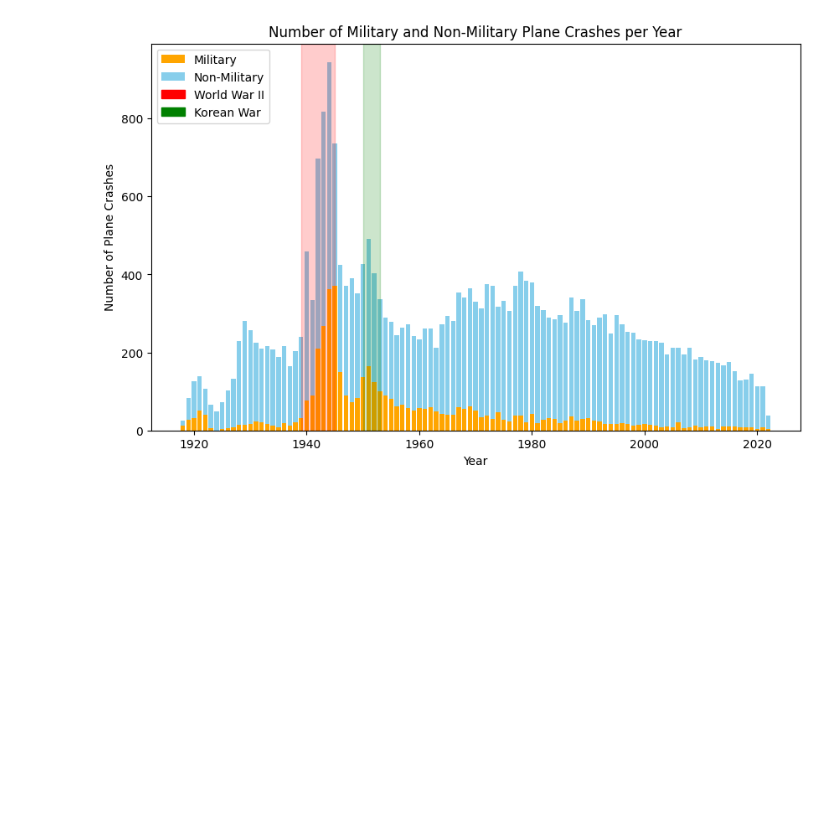
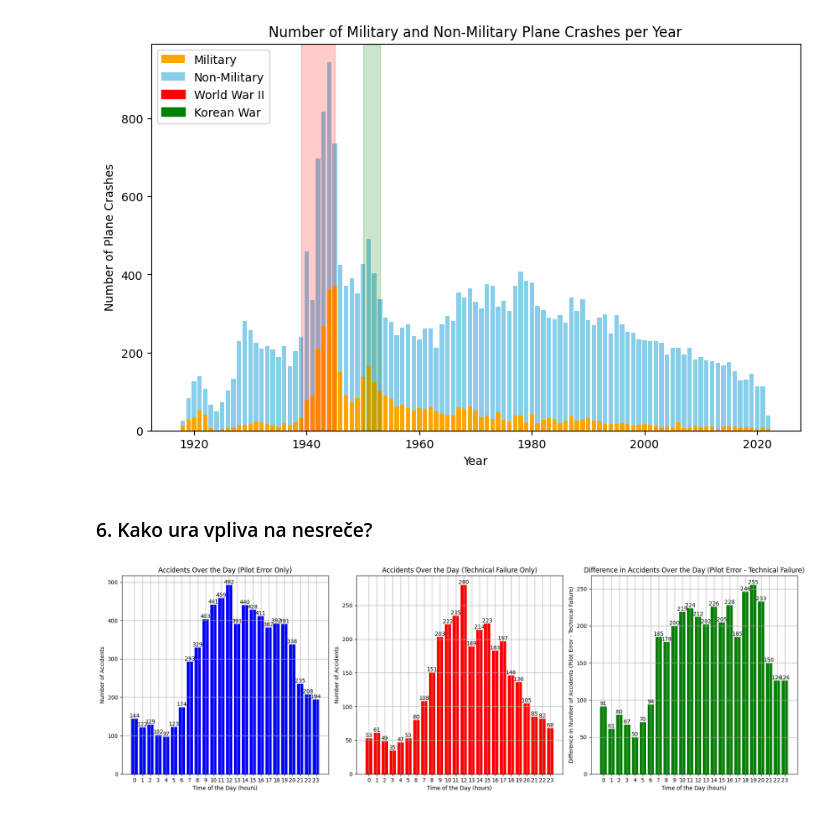
Before and after one commit to NikUlj/PR24NUJRSLSTKKM, a Jupyter notebook: PR24NUJRSLSTKKM.ipynb, the cells around one changed output. Saved outputs shown, nothing was run; the diff lists cells and outputs as text; code cells hidden in the pictures; blank space fills up the shorter version.

Commit message:
6. Kako ura vpliva na nesreče?

```diff
--- a/PR24NUJRSLSTKKM.ipynb
+++ b/PR24NUJRSLSTKKM.ipynb
@@ -6,9 +6,12 @@
 import csv
 import numpy as np
 import matplotlib.pyplot as plt
+from datetime import datetime
 
-from datetime import datetime
-reader = csv.DictReader(open("./Podatki/PlaneCrashes.csv", 'rt', encoding='utf-8'))
+PlaneCrashes = "./Podatki/PlaneCrashes.csv"
+reader = csv.DictReader(open(PlaneCrashes, 'rt', encoding='utf-8'))
+
+sample = csv.DictReader(open("./Podatki/sample.csv", 'rt', encoding='utf-8'))
 # %% [markdown]
 ### 1. Kako se število nesreč spreminja skozi čas?
 # %%
@@ -71,3 +69,66 @@ plt.legend(legend_labels, ['Military', 'Non-Military'] + list(important_events.k
 plt.show()
 # %% [output]
 [figure]
+# %% [markdown]
+### 6. Kako ura vpliva na nesreče?
+# %%
+def read_data(filename, cause):
+    times = []
+    with open(filename, 'rt', encoding='utf-8') as csvfile:
+        reader = csv.DictReader(csvfile)
+        for row in reader:
+            if row['Crash cause'] == cause and row['Time']:
+                time_components = row['Time'].split(" ")
+                try:
+                    if 'H' in time_components[0]:
+                        hour = int(time_components[0][:-1])
+                    else:
+                        hour = 0
+                    times.append(hour)
+                except ValueError:
+                    print("Invalid time format, skipping:", row['Time'])
+    return times
+
+def plot_data(times, title, color='b'):
+    unique_hours, counts = np.unique(times, return_counts=True)
+    plt.bar(unique_hours, counts, color=color)
+    plt.xlabel('Time of the Day (hours)')
+    plt.ylabel('Number of Accidents')
+    plt.title(title)
+    plt.xticks(np.arange(0, 24, step=1))
+    plt.grid(True)
+    for i in range(len(unique_hours)):
+        plt.text(unique_hours[i], counts[i], str(counts[i]), ha='center', va='bottom')
+
+def plot_difference(pilot_error_times, technical_failure_times):
+    difference = np.subtract(np.bincount(pilot_error_times), np.bincount(technical_failure_times))
+    plt.bar(np.arange(24), difference, color='g' if max(difference) >= 0 else 'r')
+    plt.xlabel('Time of the Day (hours)')
+    plt.ylabel('Difference in Number of Accidents (Pilot Error - Technical Failure)')
+    plt.title('Difference in Accidents Over the Day (Pilot Error - Technical Failure)')
+    plt.xticks(np.arange(0, 24, step=1))
+    plt.grid(True)
+    for i in range(24):
+        plt.text(i, difference[i], str(difference[i]), ha='center', va='bottom')
+
+pilot_error_times = read_data(PlaneCrashes, "Human factor")
+technical_failure_times = read_data(PlaneCrashes, "Technical failure")
+
+plt.figure(figsize=(18, 6))
+
+# Graf za nesreče zaradi pilotne napake
+plt.subplot(1, 3, 1)
+plot_data(pilot_error_times, 'Accidents Over the Day (Pilot Error Only)', 'b')
+
+# Graf za nesreče zaradi tehničnih napak
+plt.subplot(1, 3, 2)
+plot_data(technical_failure_times, 'Accidents Over the Day (Technical Failure Only)', 'r')
+
+# Graf za razliko med nesrečami zaradi pilotne napake in tehničnih napak
+plt.subplot(1, 3, 3)
+plot_difference(pilot_error_times, technical_failure_times)
+
+plt.tight_layout()
+plt.show()
+# %% [output]
+[figure, added]
```
Also changed, not shown: parts of 1 cell of this notebook.
